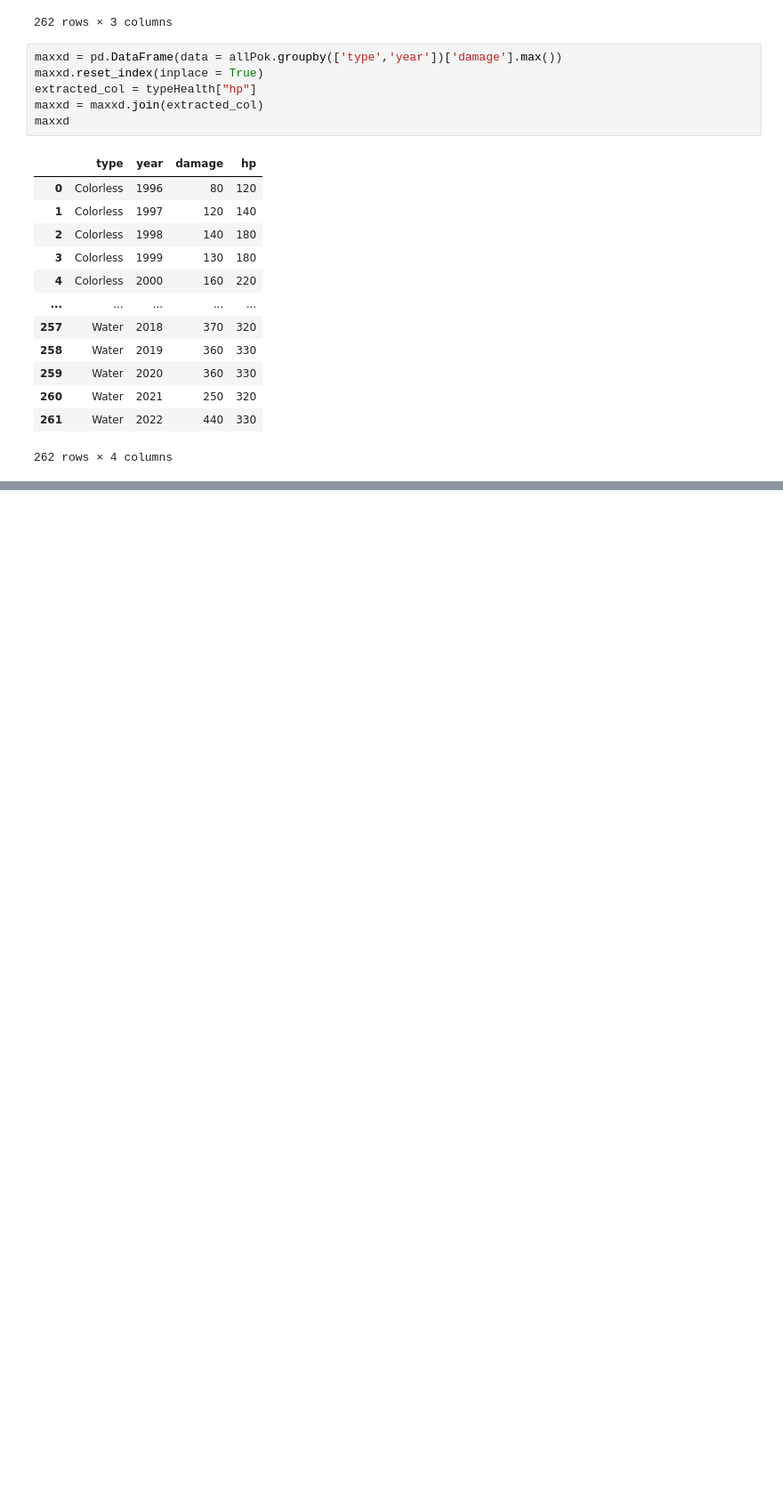
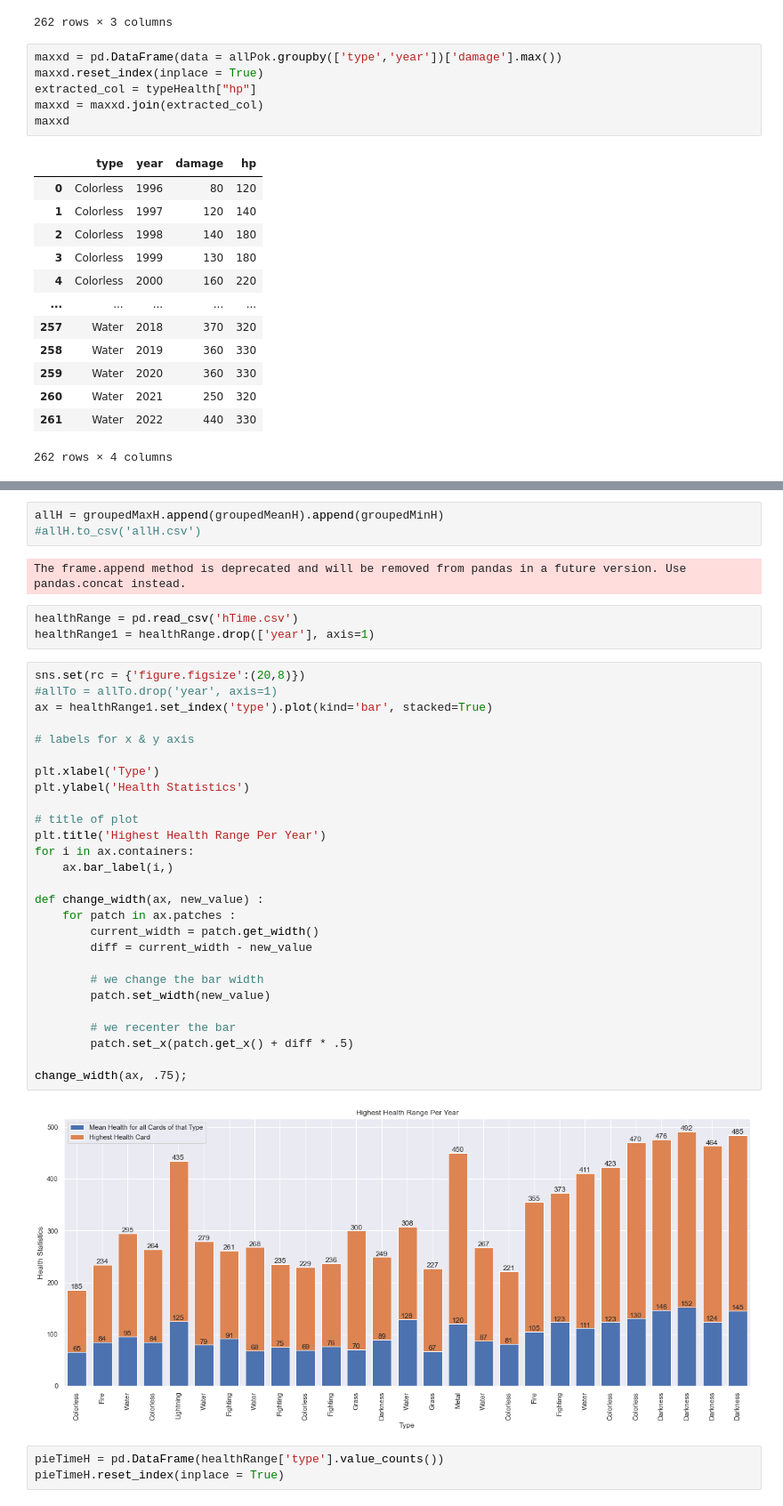
Before and after one commit to derikmccausland/jupyter, a Jupyter notebook: A place to start.ipynb, the cells around one changed output, grey strips where cells are left out. Shown at 89% size. Saved outputs shown, nothing was run; the diff lists cells and outputs as text; blank space fills up the shorter version.

```diff
--- a/A place to start.ipynb
+++ b/A place to start.ipynb
@@ -330,0 +369,40 @@ plt.show()
+# %%
+allH = groupedMaxH.append(groupedMeanH).append(groupedMinH)
+#allH.to_csv('allH.csv')
+# %% [output]
+The frame.append method is deprecated and will be removed from pandas in a future version. Use pandas.concat instead.
+# %%
+healthRange = pd.read_csv('hTime.csv')
+healthRange1 = healthRange.drop(['year'], axis=1)
+# %%
+sns.set(rc = {'figure.figsize':(20,8)})
+#allTo = allTo.drop('year', axis=1)
+ax = healthRange1.set_index('type').plot(kind='bar', stacked=True)
+
+# labels for x & y axis
+
+plt.xlabel('Type')
+plt.ylabel('Health Statistics')
+
+# title of plot
+plt.title('Highest Health Range Per Year')
+for i in ax.containers:
+    ax.bar_label(i,)
+
+def change_width(ax, new_value) :
+    for patch in ax.patches :
+        current_width = patch.get_width()
+        diff = current_width - new_value
+
+        # we change the bar width
+        patch.set_width(new_value)
+
+        # we recenter the bar
+        patch.set_x(patch.get_x() + diff * .5)
+
+change_width(ax, .75);
+# %% [output]
+[figure, added]
+# %%
+pieTimeH = pd.DataFrame(healthRange['type'].value_counts())
+pieTimeH.reset_index(inplace = True)
```
Also changed, not shown: parts of 29 cells of this notebook.
